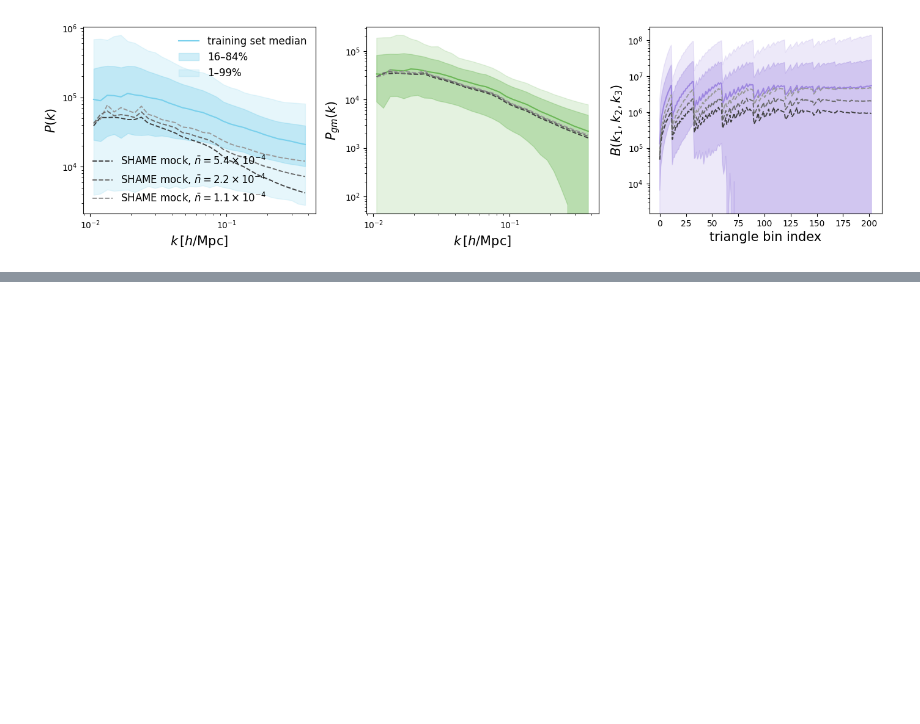
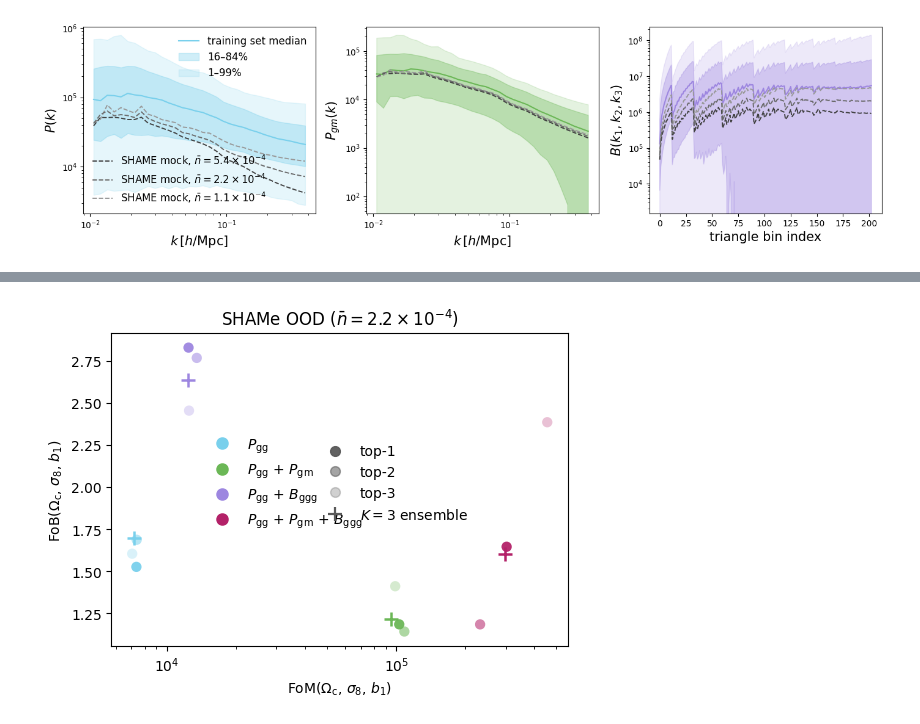
Before and after one commit to kstoreyf/muchisimocks, a Jupyter notebook: notebooks/2026-09-02_figure_variants.ipynb, the cells around one changed output, grey strips where cells are left out. Drawn from its saved outputs; the diff is of its cells as text; code cells hidden in the pictures; blank space fills up the shorter version.

Commit message:
working on figures

```diff
--- a/notebooks/2026-09-02_figure_variants.ipynb
+++ b/notebooks/2026-09-02_figure_variants.ipynb
@@ -783,0 +952,83 @@ Saved: /home/kstoreyf/muchisimocks/figures/2026-09-02_figure_variants/fig2_stati
+# %%
+from matplotlib.lines import Line2D
+
+COLOR_BY_COMBO = {
+    _combo_plain(stats): COLORS_FID[i]
+    for i, (stats, _) in enumerate(KP035_CONFIGS)
+}
+LABEL_BY_COMBO = {
+    _combo_plain(stats): get_stat_label_short(stats)
+    for stats, _ in KP035_CONFIGS
+}
+# darker → lighter by rank
+ALPHA_BY_MODEL = {"top1": 0.95, "top2": 0.55, "top3": 0.28, "ensemble": 1.0}
+SIZE_TOP = 55
+SIZE_ENS = 110
+
+
+def plot_fob_vs_fom3(df, save_name, *, title=None):
+    """FoB3 vs FoM3 (log x): top1 darkest → top3 lightest; + = ensemble."""
+    fig, ax = plt.subplots(figsize=(5.5, 4.2))
+    for combo, color in COLOR_BY_COMBO.items():
+        sub = df[df["combo"] == combo]
+        for model, alpha in ALPHA_BY_MODEL.items():
+            if model == "ensemble":
+                continue
+            row = sub[sub["model"] == model]
+            if row.empty:
+                continue
+            ax.scatter(
+                row["fom3"], row["fob3"],
+                c=color, alpha=alpha, s=SIZE_TOP,
+                edgecolors="none", zorder=2,
+            )
+        ens = sub[sub["model"] == "ensemble"]
+        ax.scatter(
+            ens["fom3"], ens["fob3"],
+            c=color, alpha=ALPHA_BY_MODEL["ensemble"], s=SIZE_ENS,
+            marker="+", linewidths=1.8, zorder=3,
+        )
+
+    ax.set_xscale("log")
+    ax.set_xlabel(r"FoM($\Omega_\mathrm{c}$, $\sigma_8$, $b_1$)")
+    ax.set_ylabel(r"FoB($\Omega_\mathrm{c}$, $\sigma_8$, $b_1$)")
+    if title:
+        ax.set_title(title)
+
+    handles_stats = [
+        Line2D([0], [0], marker="o", color=color, linestyle="none", markersize=8,
+               label=LABEL_BY_COMBO[combo])
+        for combo, color in COLOR_BY_COMBO.items()
+    ]
+    handles_style = [
+        Line2D([0], [0], marker="o", color="0.35", alpha=ALPHA_BY_MODEL["top1"],
+               linestyle="none", markersize=7, label="top-1"),
+        Line2D([0], [0], marker="o", color="0.35", alpha=ALPHA_BY_MODEL["top2"],
+               linestyle="none", markersize=7, label="top-2"),
+        Line2D([0], [0], marker="o", color="0.35", alpha=ALPHA_BY_MODEL["top3"],
+               linestyle="none", markersize=7, label="top-3"),
+        Line2D([0], [0], marker="+", color="0.35", alpha=1.0, linestyle="none",
+               markersize=10, markeredgewidth=1.6, label=r"$K{=}3$ ensemble"),
+    ]
+    leg_stats = ax.legend(
+        handles=handles_stats, frameon=False, fontsize=FONTSIZE_LEGEND,
+        loc="center", bbox_to_anchor=(0.38, 0.52),
+    )
+    ax.add_artist(leg_stats)
+    ax.legend(
+        handles=handles_style, frameon=False, fontsize=FONTSIZE_LEGEND,
+        loc="center", bbox_to_anchor=(0.62, 0.52),
+    )
+
+    fig.tight_layout()
+    save_figure(fig, save_name)
+    plt.show()
+    return fig, ax
+
+
+plot_fob_vs_fom3(
+    df_fomfob3,
+    "fob_vs_fom3_top_ensemble_shame",
+    title=rf"SHAMe OOD ($\bar n = 2.2\times10^{{-4}}$)",
+)
+# %% [output]
@@ -783,0 +1036 @@ Saved: /home/kstoreyf/muchisimocks/figures/2026-09-02_figure_variants/fig2_stati
+[figure, added]
```
Also changed, not shown: parts of 5 cells of this notebook, 8 other files.
